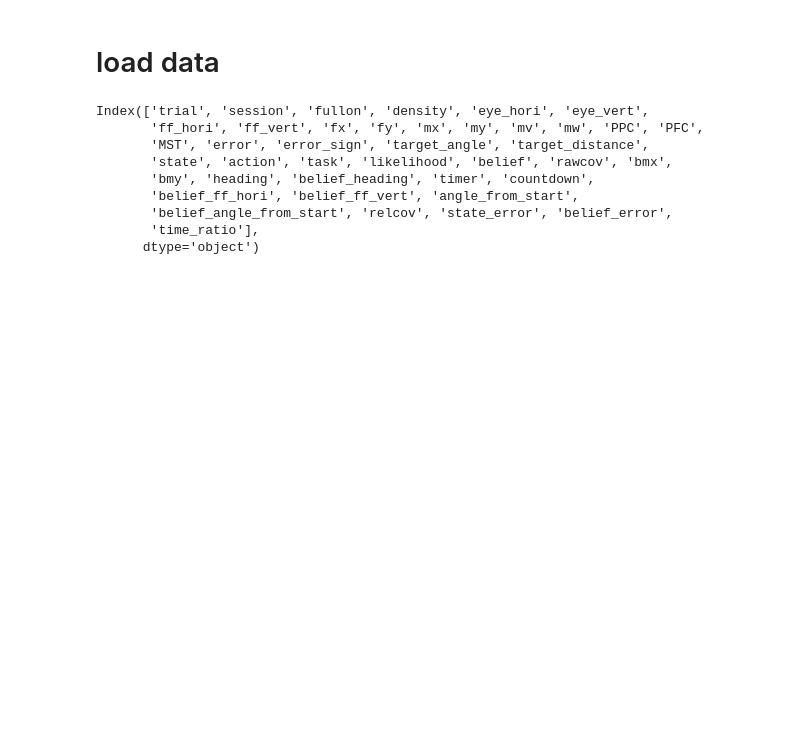
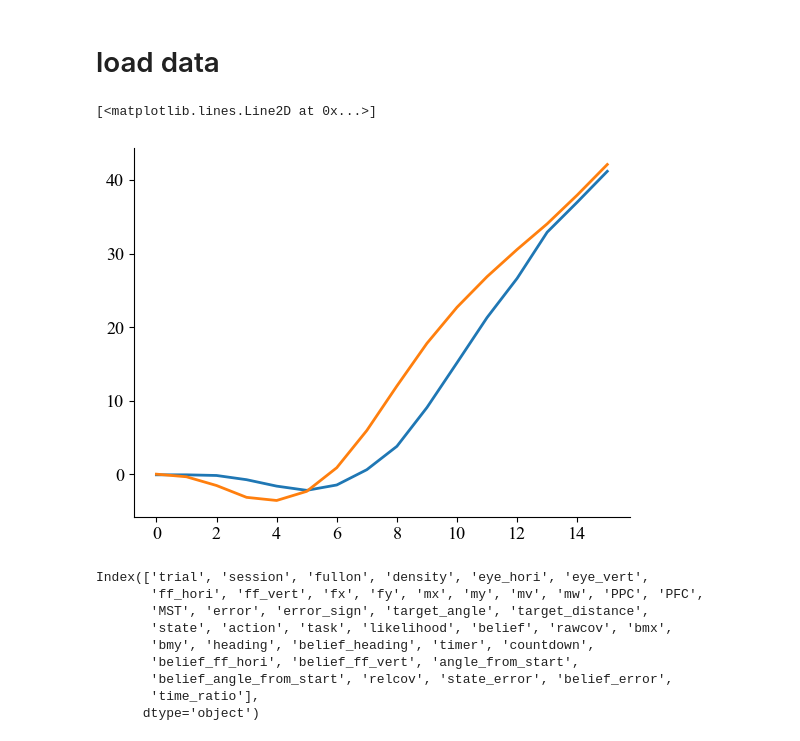
Before and after one commit to yizhoucc/IRCneural, a Jupyter notebook: 6 neural encoding of eye and belief.ipynb, the cells around one changed output. Drawn from its saved outputs; the diff is of its cells as text; code cells hidden in the pictures; blank space fills up the shorter version.

```diff
--- a/6 neural encoding of eye and belief.ipynb
+++ b/6 neural encoding of eye and belief.ipynb
@@ -80,6 +80,13 @@ df['belief_error']=df.apply(get_stop_error, axis=1)
 
 # time ratio
 df['time_ratio']=df.apply(lambda x: x.timer/x.timer[-1], axis=1)
+# %%
+row=df.iloc[9]
+plt.plot(row.bmx)
+plt.plot(row.mx)
+# %% [output]
+[<matplotlib.lines.Line2D at 0x...>]
+[figure, added]
 # %%
 for session in sorted(df.session.unique())[:1]:
     sessdf=df[(df.session==session)]
```
Also changed, not shown: parts of 1 cell of this notebook, 7 other files.
